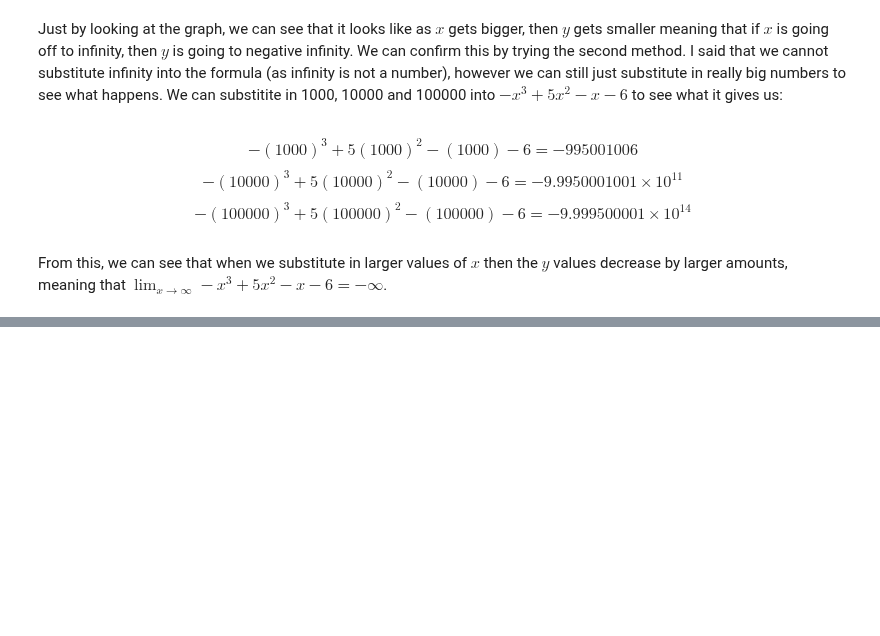
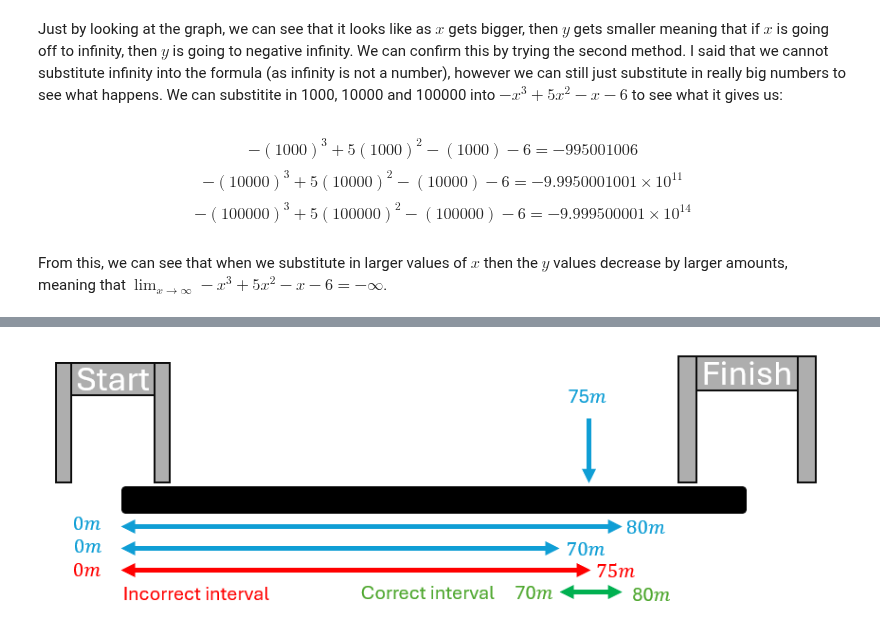
Before and after one commit to PeterG175/PeterG, a Jupyter notebook: Lesson 1.ipynb, the cells around one changed output, grey strips where cells are left out. Saved outputs shown, nothing was run; the diff lists cells and outputs as text; code cells hidden in the pictures; blank space fills up the shorter version.

Commit message:
Added common mistakes for section 1

```diff
--- a/Lesson 1.ipynb
+++ b/Lesson 1.ipynb
@@ -186,0 +201,8 @@ From this, we can see that when we substitute in larger values of $x$ then the $
+# %%
+#| echo: false
+#| label: fig-common-mistake-speed-calculation
+#| fig-cap: "A diagram showing the incorrect interval to calculate the speed over, and the correct interval."
+from IPython.display import Image, display
+display(Image(filename='Common mistake speed calculation.png'))
+# %% [output]
+[figure, added]
```
Also changed, not shown: parts of 3 cells of this notebook, 4 other files.
